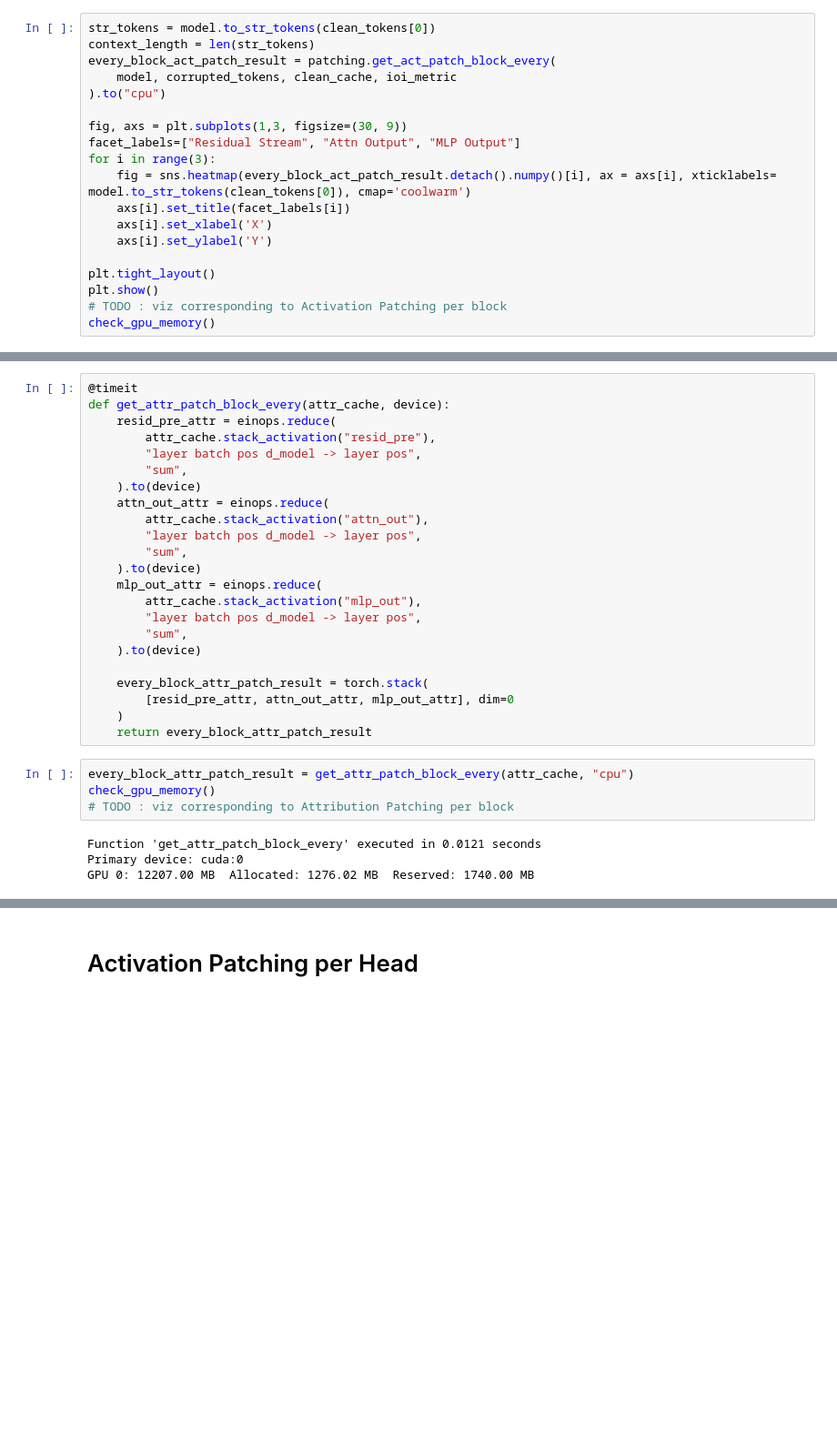
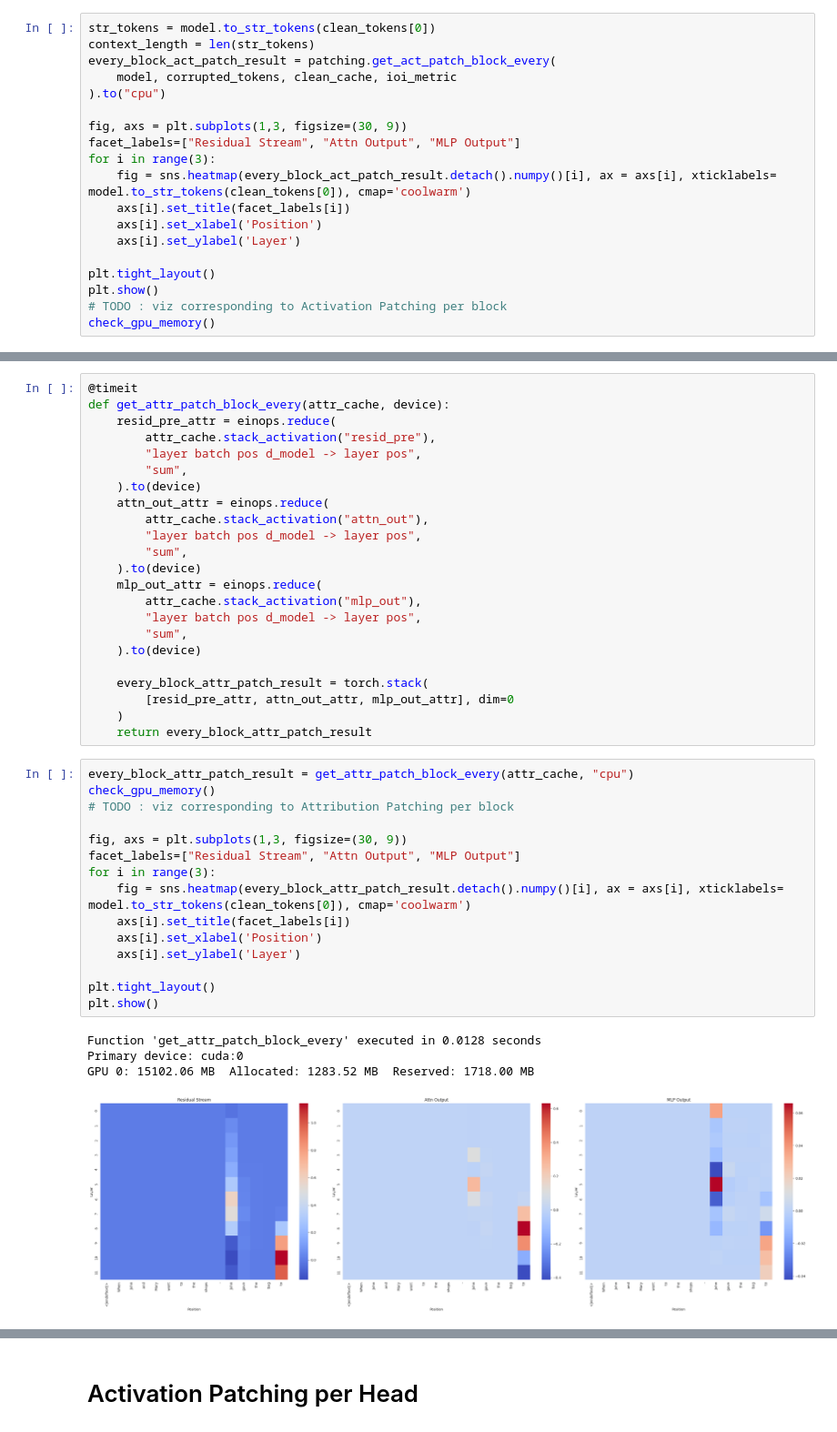
Before and after one commit to NainaniJatinZ/MechInterpCodeLLMs, a Jupyter notebook: experiments/InfoRetrieval/AttributionPatching_viz.ipynb, the cells around one changed output, grey strips where cells are left out. Shown at 91% size. Saved outputs shown, nothing was run; the diff lists cells and outputs as text; blank space fills up the shorter version.

Commit message:
additional visualizations 5/9

```diff
--- a/experiments/InfoRetrieval/AttributionPatching_viz.ipynb
+++ b/experiments/InfoRetrieval/AttributionPatching_viz.ipynb
@@ -969,8 +969,8 @@ facet_labels=["Residual Stream", "Attn Output", "MLP Output"]
 for i in range(3):
     fig = sns.heatmap(every_block_act_patch_result.detach().numpy()[i], ax = axs[i], xticklabels= model.to_str_tokens(clean_tokens[0]), cmap='coolwarm')
     axs[i].set_title(facet_labels[i])
-    axs[i].set_xlabel('X')
-    axs[i].set_ylabel('Y')
+    axs[i].set_xlabel('Position')
+    axs[i].set_ylabel('Layer')
 
 plt.tight_layout()
 plt.show()
@@ -1008,10 +1008,22 @@ def get_attr_patch_block_every(attr_cache, device):
 # %%
 every_block_attr_patch_result = get_attr_patch_block_every(attr_cache, "cpu")
 check_gpu_memory()
 # TODO : viz corresponding to Attribution Patching per block
+
+fig, axs = plt.subplots(1,3, figsize=(30, 9))
+facet_labels=["Residual Stream", "Attn Output", "MLP Output"]
+for i in range(3):
+    fig = sns.heatmap(every_block_attr_patch_result.detach().numpy()[i], ax = axs[i], xticklabels= model.to_str_tokens(clean_tokens[0]), cmap='coolwarm')
+    axs[i].set_title(facet_labels[i])
+    axs[i].set_xlabel('Position')
+    axs[i].set_ylabel('Layer')
+
+plt.tight_layout()
+plt.show()
 # %% [output]
-Function 'get_attr_patch_block_every' executed in 0.0121 seconds
+Function 'get_attr_patch_block_every' executed in 0.0128 seconds
 Primary device: cuda:0
-GPU 0: 12207.00 MB  Allocated: 1276.02 MB  Reserved: 1740.00 MB
+GPU 0: 15102.06 MB  Allocated: 1283.52 MB  Reserved: 1718.00 MB
+[figure, added]
 # %%
 # TODO : viz corresponding to Activation vs Attribution Patching per block
```
Also changed, not shown: parts of 14 cells of this notebook.
